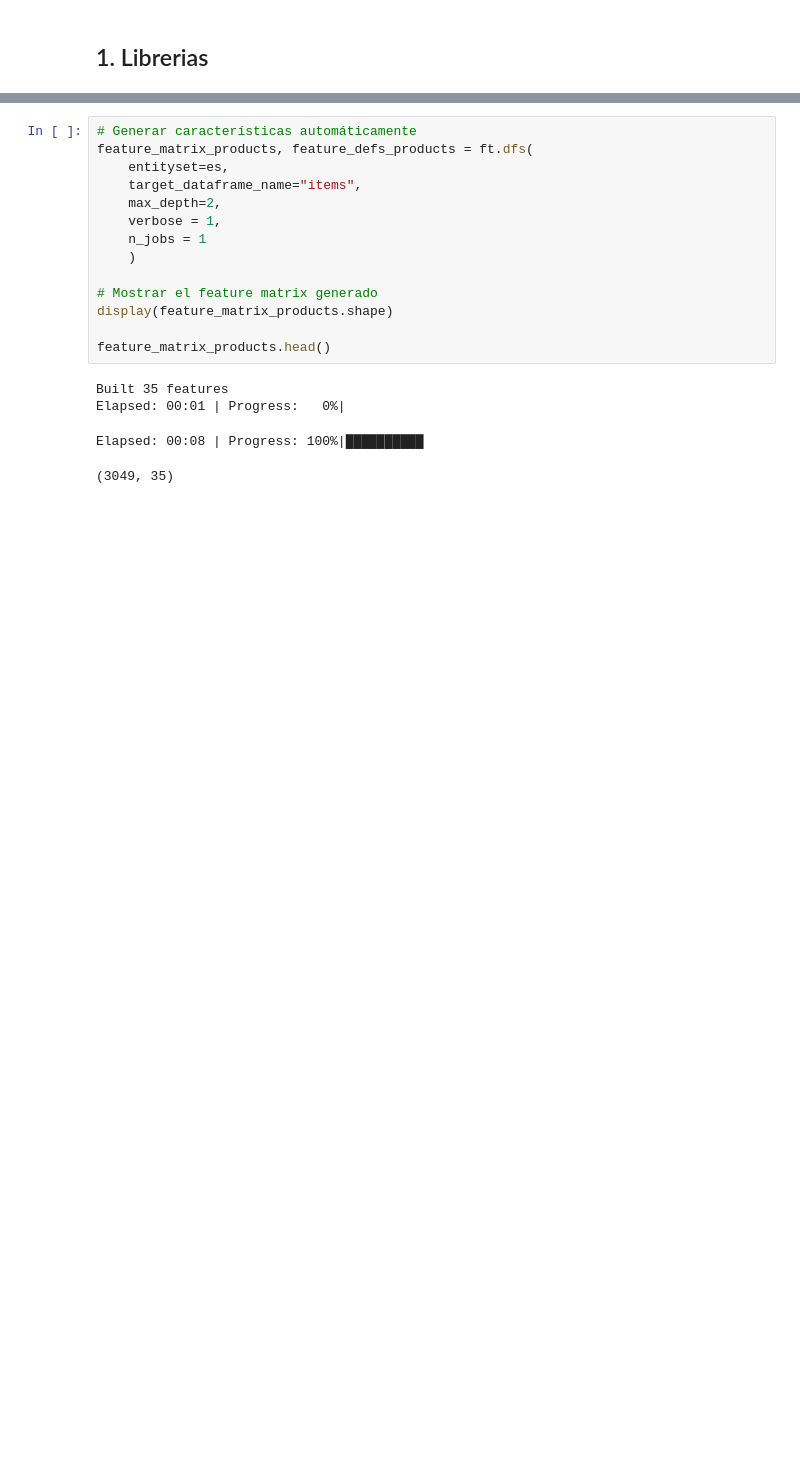
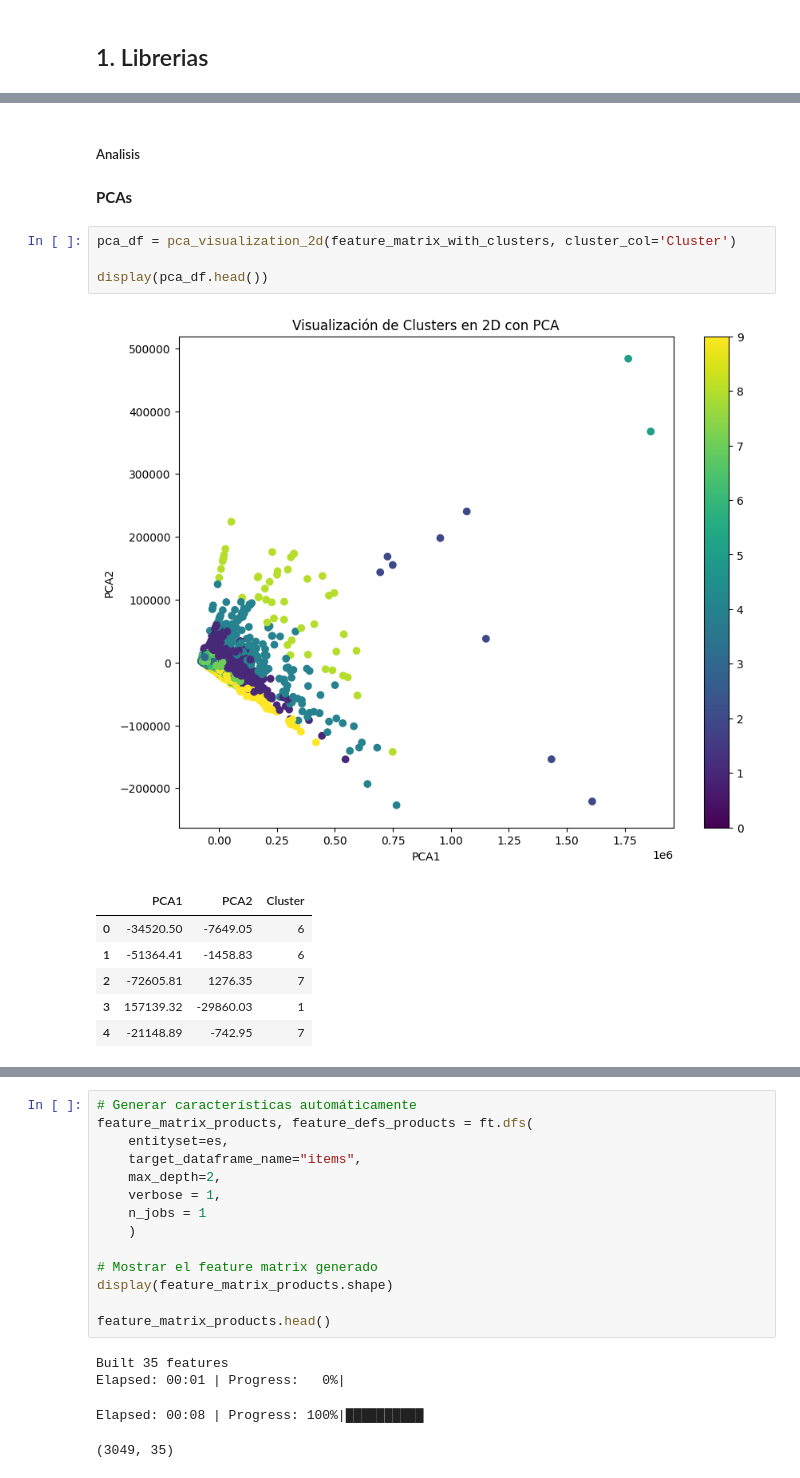
Before and after one commit to antonioMateos/grupo2retail_0424, a Jupyter notebook: 03_Clustering/00_Test_Clustering.ipynb, the cells around one changed output, grey strips where cells are left out. Saved outputs shown, nothing was run; the diff lists cells and outputs as text; blank space fills up the shorter version.

```diff
--- a/03_Clustering/00_Test_Clustering.ipynb
+++ b/03_Clustering/00_Test_Clustering.ipynb
@@ -206,0 +374,16 @@ es = es.add_relationship("items", "item", "weekly_sales", "item")
+# %% [markdown]
+##### Analisis
+# %% [markdown]
+__PCAs__
+# %%
+pca_df = pca_visualization_2d(feature_matrix_with_clusters, cluster_col='Cluster')
+
+display(pca_df.head())
+# %% [output]
+[figure, added]
+|  | PCA1 | PCA2 | Cluster |
+| 0 | -34520.50 | -7649.05 | 6 |
+| 1 | -51364.41 | -1458.83 | 6 |
+| 2 | -72605.81 | 1276.35 | 7 |
+| 3 | 157139.32 | -29860.03 | 1 |
+| 4 | -21148.89 | -742.95 | 7 |
```
Also changed, not shown: parts of 57 cells of this notebook.
